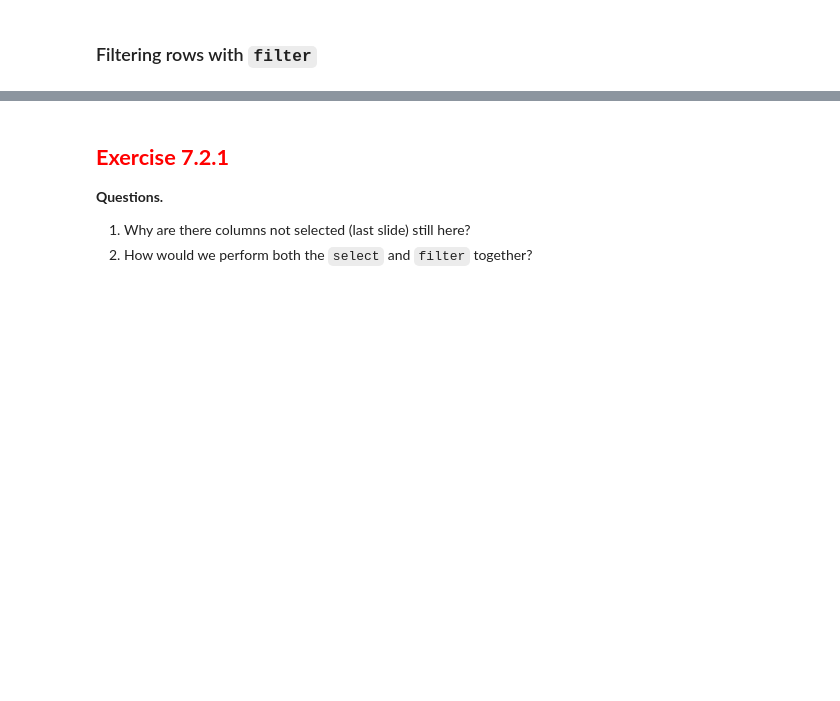
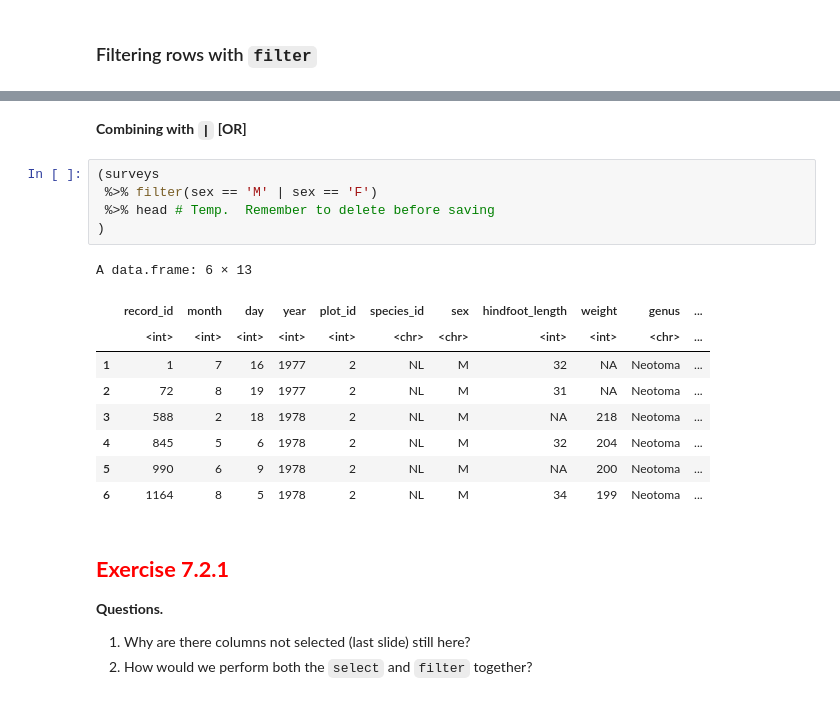
Before and after one commit to yardsale8/DSCI_210_R_notebooks, a Jupyter notebook: lecture_7_2_1_basics_of_select_filter_mutate_and_pipes.ipynb, the cells around one changed output, grey strips where cells are left out. Cells and saved outputs as stored; diff of their text form; blank space fills up the shorter version.

```diff
--- a/lecture_7_2_1_basics_of_select_filter_mutate_and_pipes.ipynb
+++ b/lecture_7_2_1_basics_of_select_filter_mutate_and_pipes.ipynb
@@ -95,3 +138,20 @@ A data.frame: 1180 × 13
+# %% [markdown]
+**Combining with `|`  [OR]**
+# %%
+(surveys
+ %>% filter(sex == 'M' | sex == 'F')
+ %>% head # Temp.  Remember to delete before saving
+)
+# %% [output]
+A data.frame: 6 × 13
+|  | record_id | month | day | year | plot_id | species_id | sex | hindfoot_length | weight | genus | ... |
+|  | <int> | <int> | <int> | <int> | <int> | <chr> | <chr> | <int> | <int> | <chr> | ... |
+| 1 | 1 | 7 | 16 | 1977 | 2 | NL | M | 32 | NA | Neotoma | ... |
+| 2 | 72 | 8 | 19 | 1977 | 2 | NL | M | 31 | NA | Neotoma | ... |
+| 3 | 588 | 2 | 18 | 1978 | 2 | NL | M | NA | 218 | Neotoma | ... |
+| 4 | 845 | 5 | 6 | 1978 | 2 | NL | M | 32 | 204 | Neotoma | ... |
+| 5 | 990 | 6 | 9 | 1978 | 2 | NL | M | NA | 200 | Neotoma | ... |
+| 6 | 1164 | 8 | 5 | 1978 | 2 | NL | M | 34 | 199 | Neotoma | ... |
 # %% [markdown]
 ## <font color="red"> <b> Exercise 7.2.1 </b></font>
 
```
Also changed, not shown: parts of 9 cells of this notebook.
